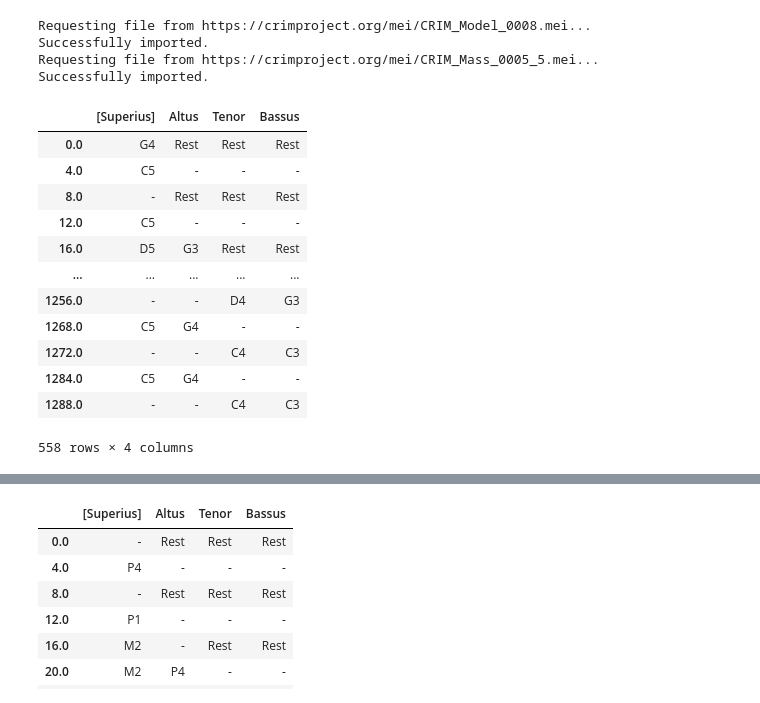
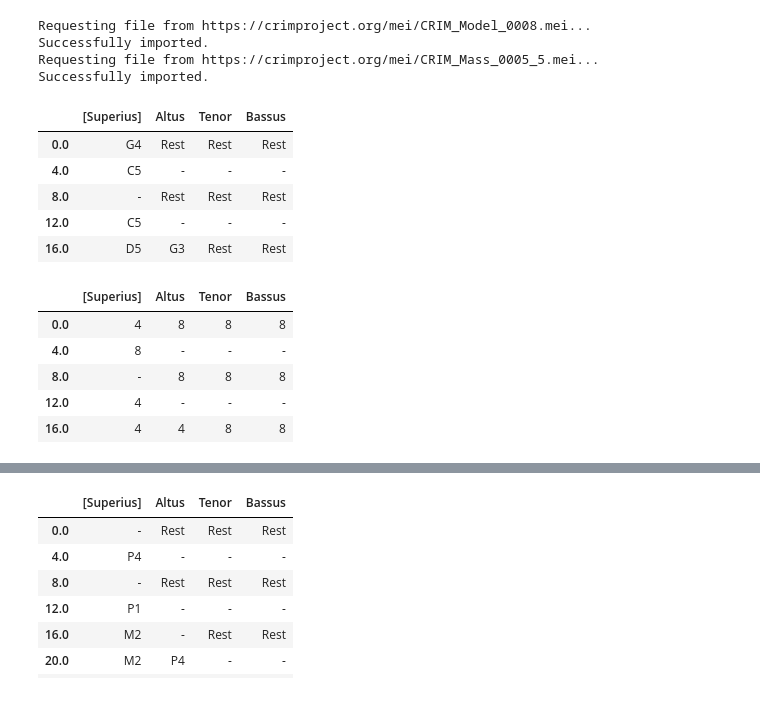
Before and after one commit to RichardFreedman/CRIM-Project-RF, a Jupyter notebook: CRIM_Intervals_2_0.ipynb, the cells around one changed output, grey strips where cells are left out. Drawn from its saved outputs; the diff is of its cells as text; code cells hidden in the pictures.

```diff
--- a/CRIM_Intervals_2_0.ipynb
+++ b/CRIM_Intervals_2_0.ipynb
@@ -41,18 +41,22 @@ model, mass = corpus.scores
 # %%
 notes = model.getNoteRest()
 notes.fillna(value= "-", inplace=True)
-notes
+notes.head()
 # %% [output]
 |  | [Superius] | Altus | Tenor | Bassus |
 | 0.0 | G4 | Rest | Rest | Rest |
 | 4.0 | C5 | - | - | - |
 | 8.0 | - | Rest | Rest | Rest |
 | 12.0 | C5 | - | - | - |
 | 16.0 | D5 | G3 | Rest | Rest |
-| ... | ... | ... | ... | ... |
-| 1256.0 | - | - | D4 | G3 |
-| 1268.0 | C5 | G4 | - | - |
-| 1272.0 | - | - | C4 | C3 |
-| 1284.0 | C5 | G4 | - | - |
-| 1288.0 | - | - | C4 | C3 |
-558 rows × 4 columns
+# %%
+durs = model.getDuration()
+durs.fillna(value= "-", inplace=True)
+durs.head()
+# %% [output]
+|  | [Superius] | Altus | Tenor | Bassus |
+| 0.0 | 4 | 8 | 8 | 8 |
+| 4.0 | 8 | - | - | - |
+| 8.0 | - | 8 | 8 | 8 |
+| 12.0 | 4 | - | - | - |
+| 16.0 | 4 | 4 | 8 | 8 |
```
Also changed, not shown: parts of 1 cell of this notebook.
